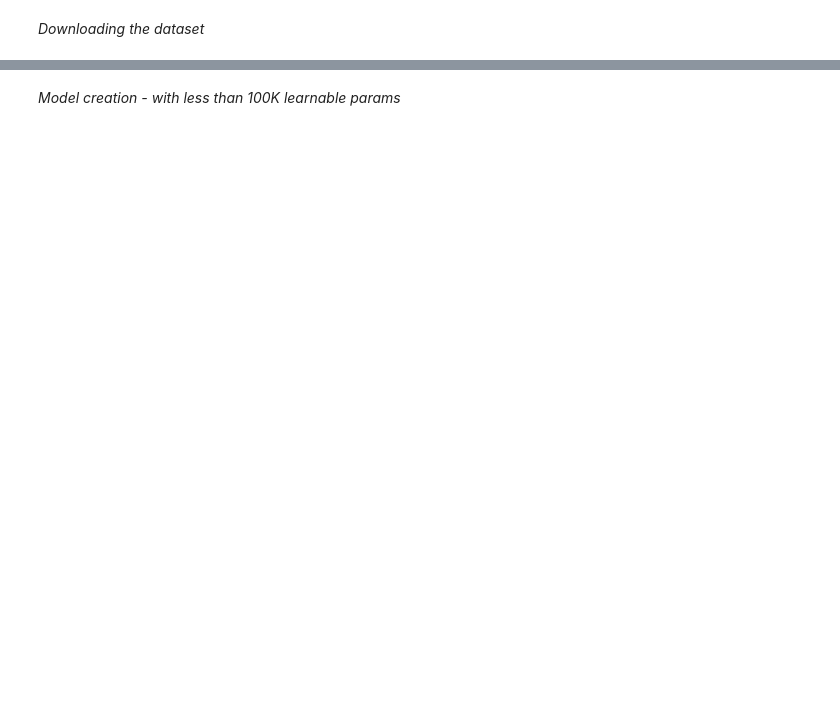
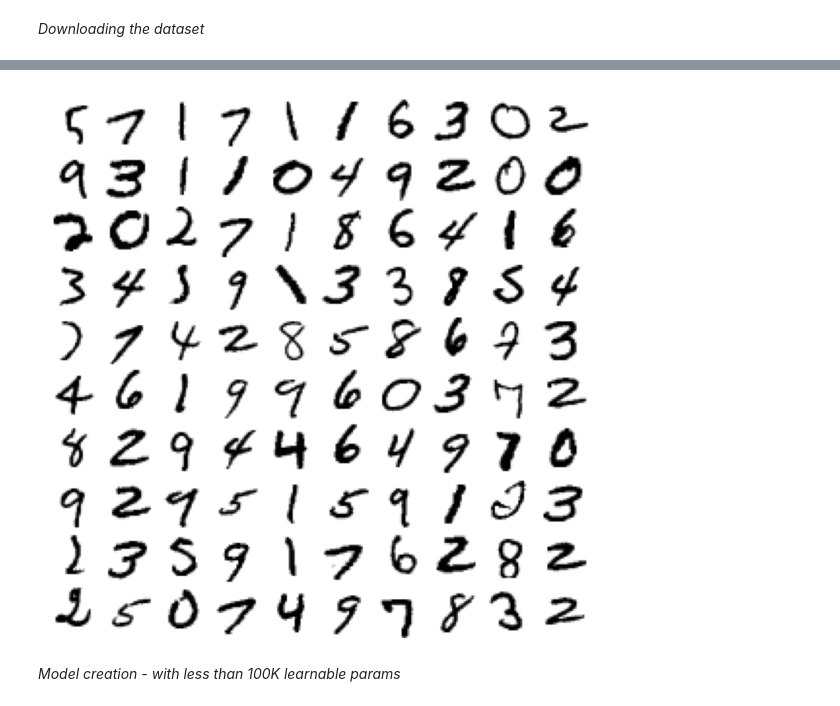
Before and after one commit to SanthoshV14/handwritten-digits-mnist, a Jupyter notebook: handwritten_digits_mnist_cnn.ipynb, the cells around one changed output, grey strips where cells are left out. Drawn from its saved outputs; the diff is of its cells as text; code cells hidden in the pictures; blank space fills up the shorter version.

```diff
--- a/handwritten_digits_mnist_cnn.ipynb
+++ b/handwritten_digits_mnist_cnn.ipynb
@@ -19,7 +19,6 @@ train_X, valid_X = train_X[:55000], train_X[55000:]
 train_y = np_utils.to_categorical(train_y)
 train_y, valid_y = train_y[:55000], train_y[55000:]
 # Test data contains 10000 samples
-test_X = test_X.reshape(test_X.shape[0], 1, 28*28)
 test_X = test_X.astype('float32')
 test_X /= 255
 test_y = np_utils.to_categorical(test_y)
@@ -44,3 +43,4 @@ plt.figure(figsize=(9,9))
 example_images = train_X[100:200]
 plot_digits(example_images, images_per_row=10)
 plt.show()
+# %% [output]
@@ -47,3 +49,4 @@ plt.show()
+[figure, added]
 # %% [markdown]
 *Model creation - with less than 100K learnable params*
 # %%
```
Also changed, not shown: parts of 7 cells of this notebook.
